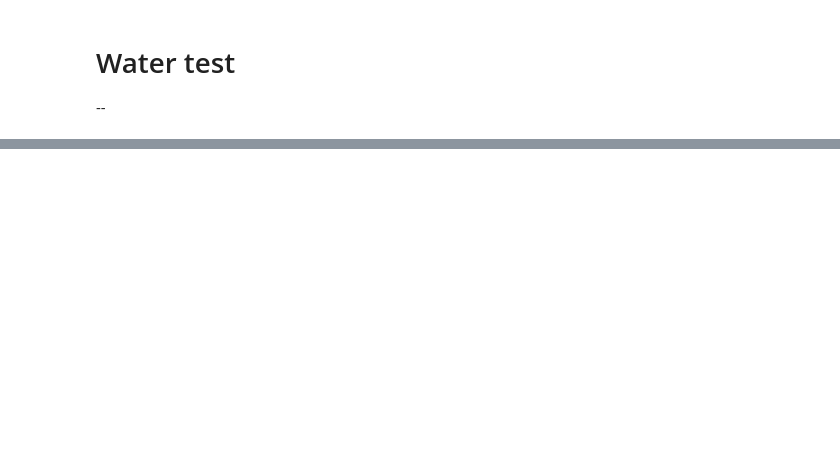
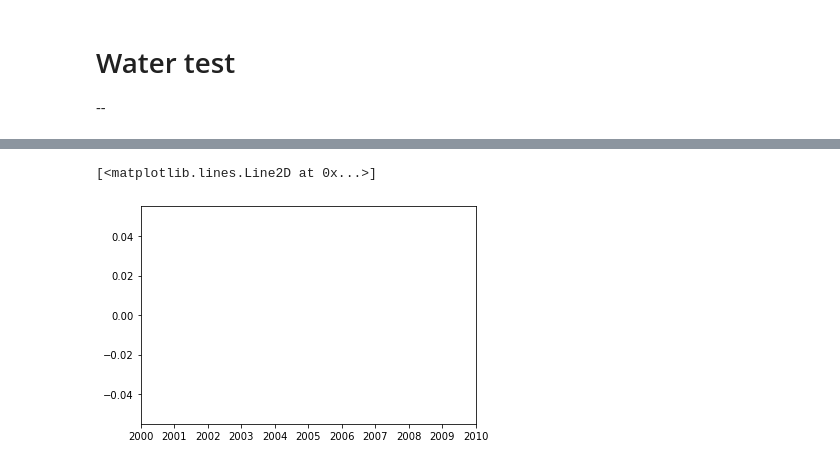
Before and after one commit to AntoFa1990/CA_Water_Analysis, a Jupyter notebook: Water-Analysis-Antonette.ipynb, the cells around one changed output, grey strips where cells are left out. Saved outputs shown, nothing was run; the diff lists cells and outputs as text; code cells hidden in the pictures; blank space fills up the shorter version.

```diff
--- a/Water-Analysis-Antonette.ipynb
+++ b/Water-Analysis-Antonette.ipynb
@@ -92,0 +121,10 @@ county_df = ar_data.loc[(ar_data["county_name"] == "Los Angeles") |
+# %%
+#plot San Bernadino county
+Target_County = county_df["county_name"] == "San Bernadino"
+Target_County_df =county_df.loc[Target_County]
+Target_County_avg =Target_County_df.groupby("sample_date").mean()["result"]
+Target_County_av_df = pd.DataFrame({"San Bernadino": Target_County_avg})
+plt.plot(Target_County_av_df)
+# %% [output]
+[<matplotlib.lines.Line2D at 0x...>]
+[figure, added]
```
Also changed, not shown: parts of 17 cells of this notebook.
